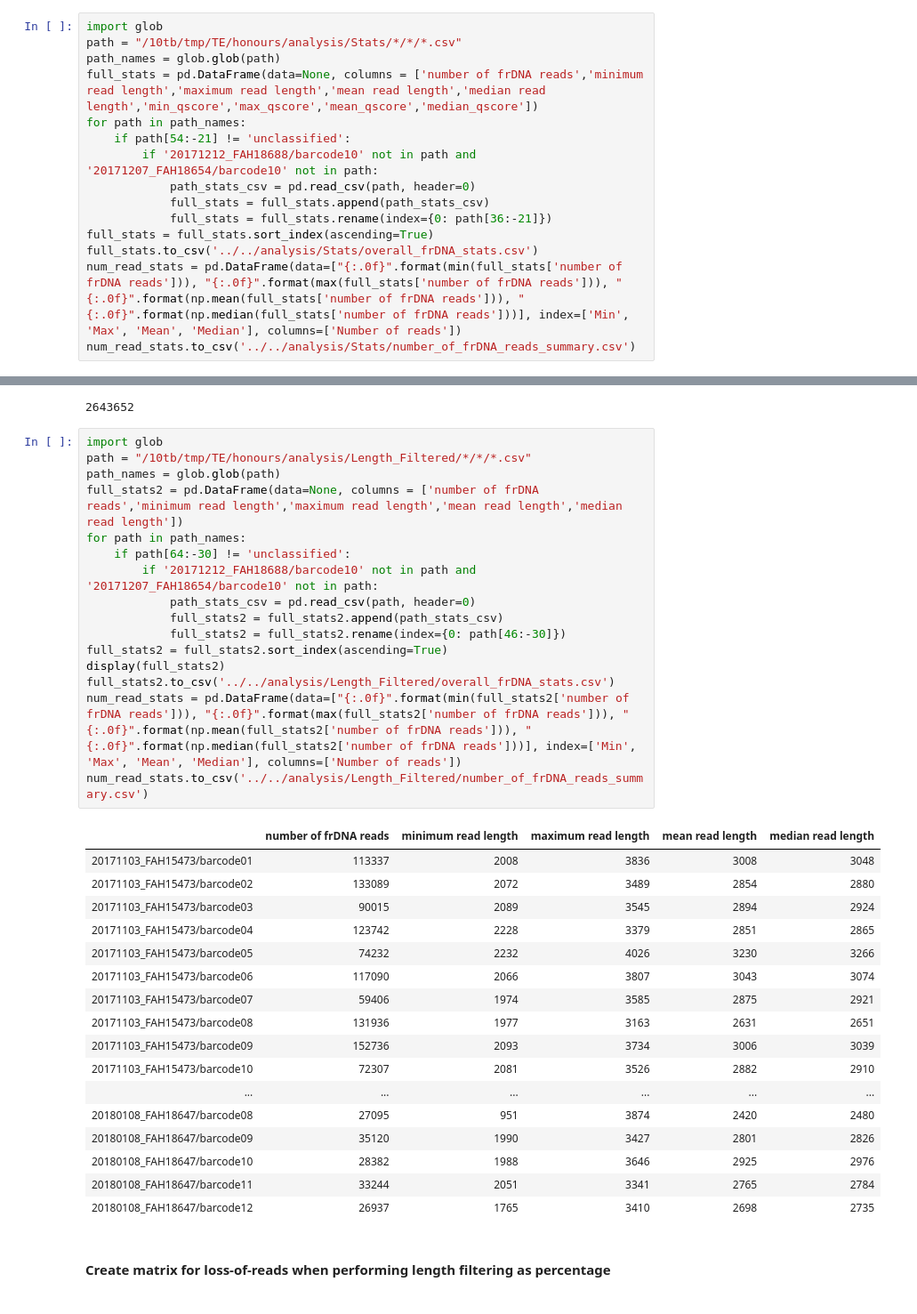
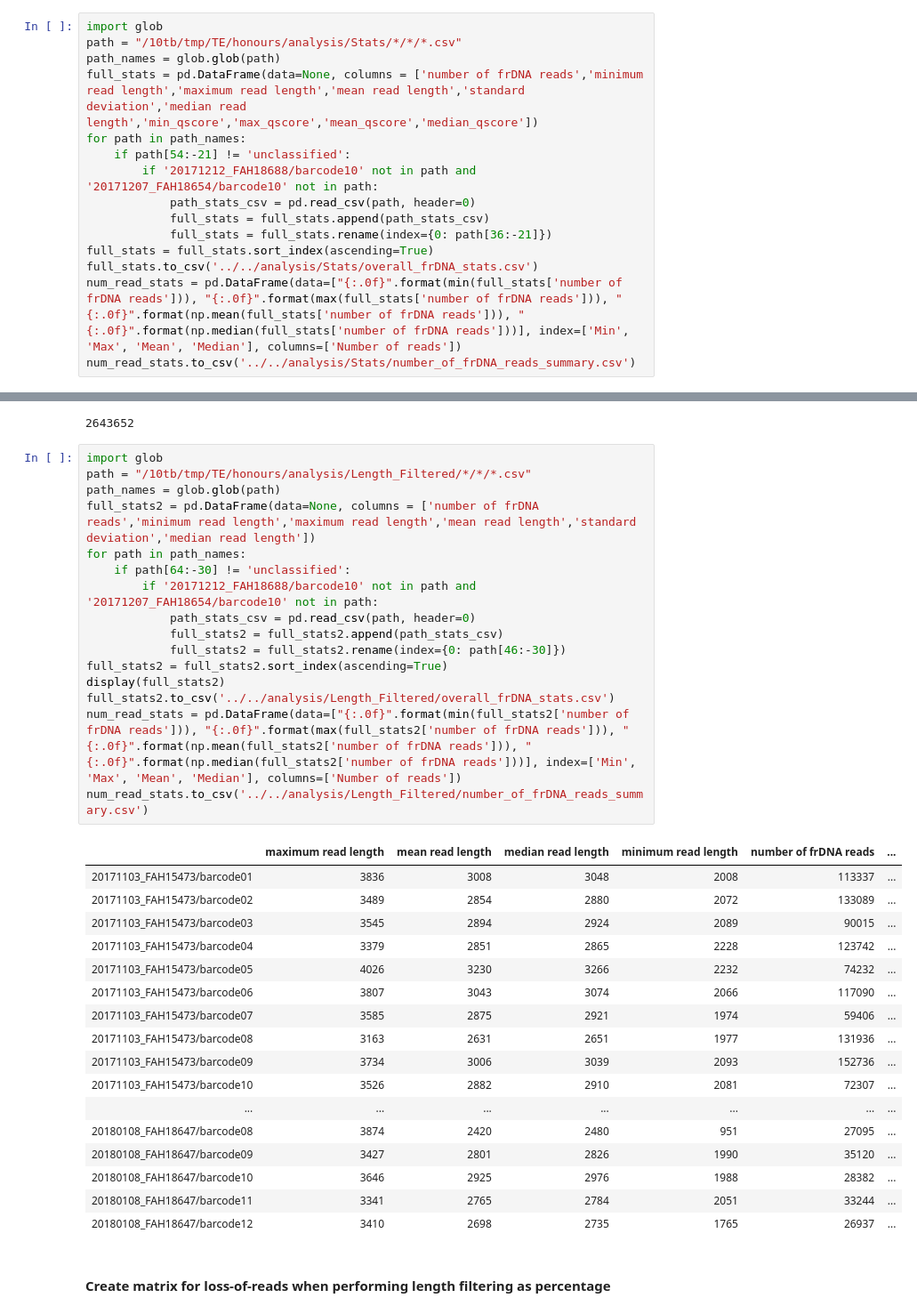
Before and after one commit to teenjes/fungal_ML, a Jupyter notebook: scripts/Notebooks/Honours Pre-processing.ipynb, the cells around one changed output, grey strips where cells are left out. Shown at 89% size. Drawn from its saved outputs; the diff is of its cells as text.

```diff
--- a/scripts/Notebooks/Honours Pre-processing.ipynb
+++ b/scripts/Notebooks/Honours Pre-processing.ipynb
@@ -426,7 +427,7 @@ Overwriting ../summary_statistics.py
 import glob
 path = "/10tb/tmp/TE/honours/analysis/Stats/*/*/*.csv"
 path_names = glob.glob(path)
-full_stats = pd.DataFrame(data=None, columns = ['number of frDNA reads','minimum read length','maximum read length','mean read length','median read length','min_qscore','max_qscore','mean_qscore','median_qscore'])
+full_stats = pd.DataFrame(data=None, columns = ['number of frDNA reads','minimum read length','maximum read length','mean read length','standard deviation','median read length','min_qscore','max_qscore','mean_qscore','median_qscore'])
 for path in path_names:
     if path[54:-21] != 'unclassified':
         if '20171212_FAH18688/barcode10' not in path and '20171207_FAH18654/barcode10' not in path:
@@ -444,37 +445,37 @@ print(sum(full_stats['number of frDNA reads']))
 # %%
 import glob
 path = "/10tb/tmp/TE/honours/analysis/Length_Filtered/*/*/*.csv"
 path_names = glob.glob(path)
-full_stats2 = pd.DataFrame(data=None, columns = ['number of frDNA reads','minimum read length','maximum read length','mean read length','median read length'])
+full_stats2 = pd.DataFrame(data=None, columns = ['number of frDNA reads','minimum read length','maximum read length','mean read length','standard deviation','median read length'])
 for path in path_names:
     if path[64:-30] != 'unclassified':
         if '20171212_FAH18688/barcode10' not in path and '20171207_FAH18654/barcode10' not in path:
             path_stats_csv = pd.read_csv(path, header=0)
             full_stats2 = full_stats2.append(path_stats_csv)
             full_stats2 = full_stats2.rename(index={0: path[46:-30]})
 full_stats2 = full_stats2.sort_index(ascending=True)
 display(full_stats2)
 full_stats2.to_csv('../../analysis/Length_Filtered/overall_frDNA_stats.csv')
 num_read_stats = pd.DataFrame(data=["{:.0f}".format(min(full_stats2['number of frDNA reads'])), "{:.0f}".format(max(full_stats2['number of frDNA reads'])), "{:.0f}".format(np.mean(full_stats2['number of frDNA reads'])), "{:.0f}".format(np.median(full_stats2['number of frDNA reads']))], index=['Min', 'Max', 'Mean', 'Median'], columns=['Number of reads'])
 num_read_stats.to_csv('../../analysis/Length_Filtered/number_of_frDNA_reads_summary.csv')
 # %% [output]
-|  | number of frDNA reads | minimum read length | maximum read length | mean read length | median read length |
-| 20171103_FAH15473/barcode01 | 113337 | 2008 | 3836 | 3008 | 3048 |
-| 20171103_FAH15473/barcode02 | 133089 | 2072 | 3489 | 2854 | 2880 |
-| 20171103_FAH15473/barcode03 | 90015 | 2089 | 3545 | 2894 | 2924 |
-| 20171103_FAH15473/barcode04 | 123742 | 2228 | 3379 | 2851 | 2865 |
-| 20171103_FAH15473/barcode05 | 74232 | 2232 | 4026 | 3230 | 3266 |
-| 20171103_FAH15473/barcode06 | 117090 | 2066 | 3807 | 3043 | 3074 |
-| 20171103_FAH15473/barcode07 | 59406 | 1974 | 3585 | 2875 | 2921 |
-| 20171103_FAH15473/barcode08 | 131936 | 1977 | 3163 | 2631 | 2651 |
-| 20171103_FAH15473/barcode09 | 152736 | 2093 | 3734 | 3006 | 3039 |
-| 20171103_FAH15473/barcode10 | 72307 | 2081 | 3526 | 2882 | 2910 |
-| ... | ... | ... | ... | ... | ... |
-| 20180108_FAH18647/barcode08 | 27095 | 951 | 3874 | 2420 | 2480 |
-| 20180108_FAH18647/barcode09 | 35120 | 1990 | 3427 | 2801 | 2826 |
-| 20180108_FAH18647/barcode10 | 28382 | 1988 | 3646 | 2925 | 2976 |
-| 20180108_FAH18647/barcode11 | 33244 | 2051 | 3341 | 2765 | 2784 |
-| 20180108_FAH18647/barcode12 | 26937 | 1765 | 3410 | 2698 | 2735 |
+|  | maximum read length | mean read length | median read length | minimum read length | number of frDNA reads | ... |
+| 20171103_FAH15473/barcode01 | 3836 | 3008 | 3048 | 2008 | 113337 | ... |
+| 20171103_FAH15473/barcode02 | 3489 | 2854 | 2880 | 2072 | 133089 | ... |
+| 20171103_FAH15473/barcode03 | 3545 | 2894 | 2924 | 2089 | 90015 | ... |
+| 20171103_FAH15473/barcode04 | 3379 | 2851 | 2865 | 2228 | 123742 | ... |
+| 20171103_FAH15473/barcode05 | 4026 | 3230 | 3266 | 2232 | 74232 | ... |
+| 20171103_FAH15473/barcode06 | 3807 | 3043 | 3074 | 2066 | 117090 | ... |
+| 20171103_FAH15473/barcode07 | 3585 | 2875 | 2921 | 1974 | 59406 | ... |
+| 20171103_FAH15473/barcode08 | 3163 | 2631 | 2651 | 1977 | 131936 | ... |
+| 20171103_FAH15473/barcode09 | 3734 | 3006 | 3039 | 2093 | 152736 | ... |
+| 20171103_FAH15473/barcode10 | 3526 | 2882 | 2910 | 2081 | 72307 | ... |
+| ... | ... | ... | ... | ... | ... | ... |
+| 20180108_FAH18647/barcode08 | 3874 | 2420 | 2480 | 951 | 27095 | ... |
+| 20180108_FAH18647/barcode09 | 3427 | 2801 | 2826 | 1990 | 35120 | ... |
+| 20180108_FAH18647/barcode10 | 3646 | 2925 | 2976 | 1988 | 28382 | ... |
+| 20180108_FAH18647/barcode11 | 3341 | 2765 | 2784 | 2051 | 33244 | ... |
+| 20180108_FAH18647/barcode12 | 3410 | 2698 | 2735 | 1765 | 26937 | ... |
 # %% [markdown]
 #### Create matrix for loss-of-reads when performing length filtering as percentage
 # %%
```
Also changed, not shown: parts of 11 cells of this notebook, 56 other files.
